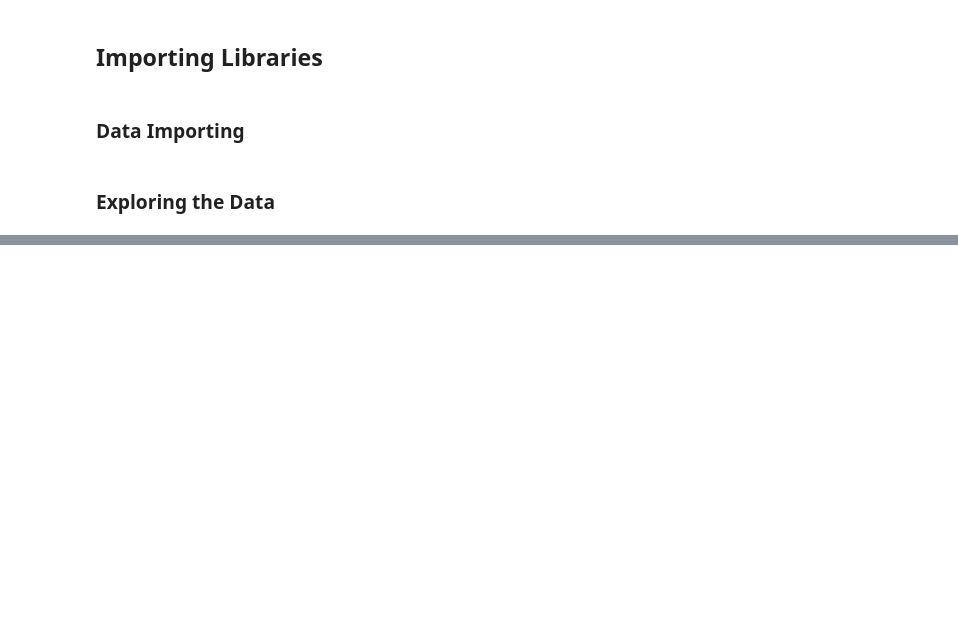
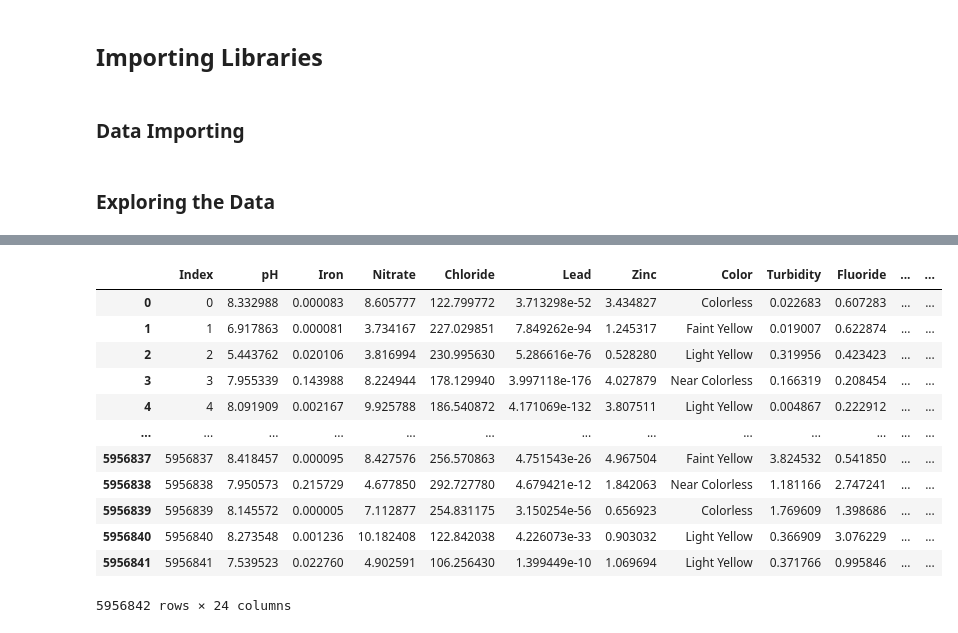
Before and after one commit to drshahizan/Python_EDA, a Jupyter notebook: assignment/ass3/bdm/RAM/ass3.ipynb, the cells around one changed output, grey strips where cells are left out. Drawn from its saved outputs; the diff is of its cells as text; code cells hidden in the pictures; blank space fills up the shorter version.

```diff
--- a/assignment/ass3/bdm/RAM/ass3.ipynb
+++ b/assignment/ass3/bdm/RAM/ass3.ipynb
@@ -97,0 +108,16 @@ text - review body
+# %%
+df
+# %% [output]
+|  | Index | pH | Iron | Nitrate | Chloride | Lead | Zinc | Color | Turbidity | Fluoride | ... | ... |
+| 0 | 0 | 8.332988 | 0.000083 | 8.605777 | 122.799772 | 3.713298e-52 | 3.434827 | Colorless | 0.022683 | 0.607283 | ... | ... |
+| 1 | 1 | 6.917863 | 0.000081 | 3.734167 | 227.029851 | 7.849262e-94 | 1.245317 | Faint Yellow | 0.019007 | 0.622874 | ... | ... |
+| 2 | 2 | 5.443762 | 0.020106 | 3.816994 | 230.995630 | 5.286616e-76 | 0.528280 | Light Yellow | 0.319956 | 0.423423 | ... | ... |
+| 3 | 3 | 7.955339 | 0.143988 | 8.224944 | 178.129940 | 3.997118e-176 | 4.027879 | Near Colorless | 0.166319 | 0.208454 | ... | ... |
+| 4 | 4 | 8.091909 | 0.002167 | 9.925788 | 186.540872 | 4.171069e-132 | 3.807511 | Light Yellow | 0.004867 | 0.222912 | ... | ... |
+| ... | ... | ... | ... | ... | ... | ... | ... | ... | ... | ... | ... | ... |
+| 5956837 | 5956837 | 8.418457 | 0.000095 | 8.427576 | 256.570863 | 4.751543e-26 | 4.967504 | Faint Yellow | 3.824532 | 0.541850 | ... | ... |
+| 5956838 | 5956838 | 7.950573 | 0.215729 | 4.677850 | 292.727780 | 4.679421e-12 | 1.842063 | Near Colorless | 1.181166 | 2.747241 | ... | ... |
+| 5956839 | 5956839 | 8.145572 | 0.000005 | 7.112877 | 254.831175 | 3.150254e-56 | 0.656923 | Colorless | 1.769609 | 1.398686 | ... | ... |
+| 5956840 | 5956840 | 8.273548 | 0.001236 | 10.182408 | 122.842038 | 4.226073e-33 | 0.903032 | Light Yellow | 0.366909 | 3.076229 | ... | ... |
+| 5956841 | 5956841 | 7.539523 | 0.022760 | 4.902591 | 106.256430 | 1.399449e-10 | 1.069694 | Light Yellow | 0.371766 | 0.995846 | ... | ... |
+5956842 rows × 24 columns
```
Also changed, not shown: parts of 15 cells of this notebook.
